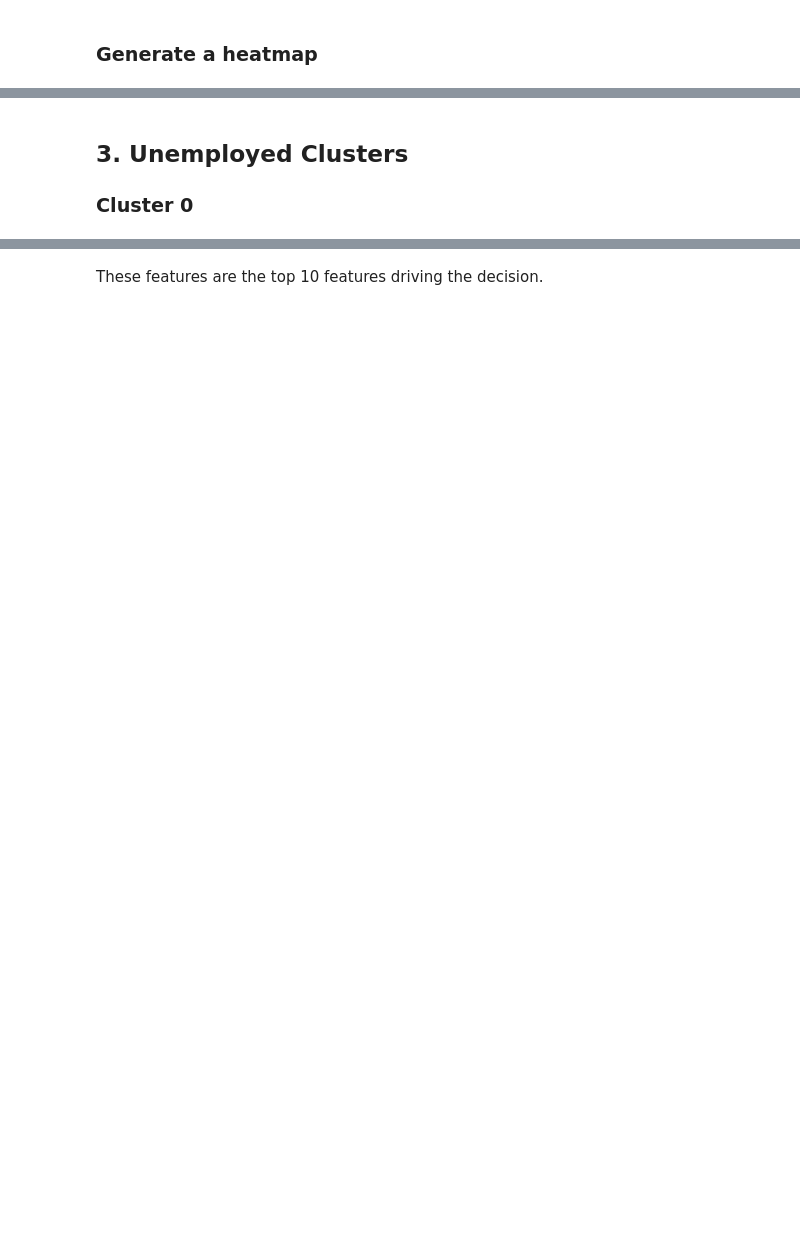
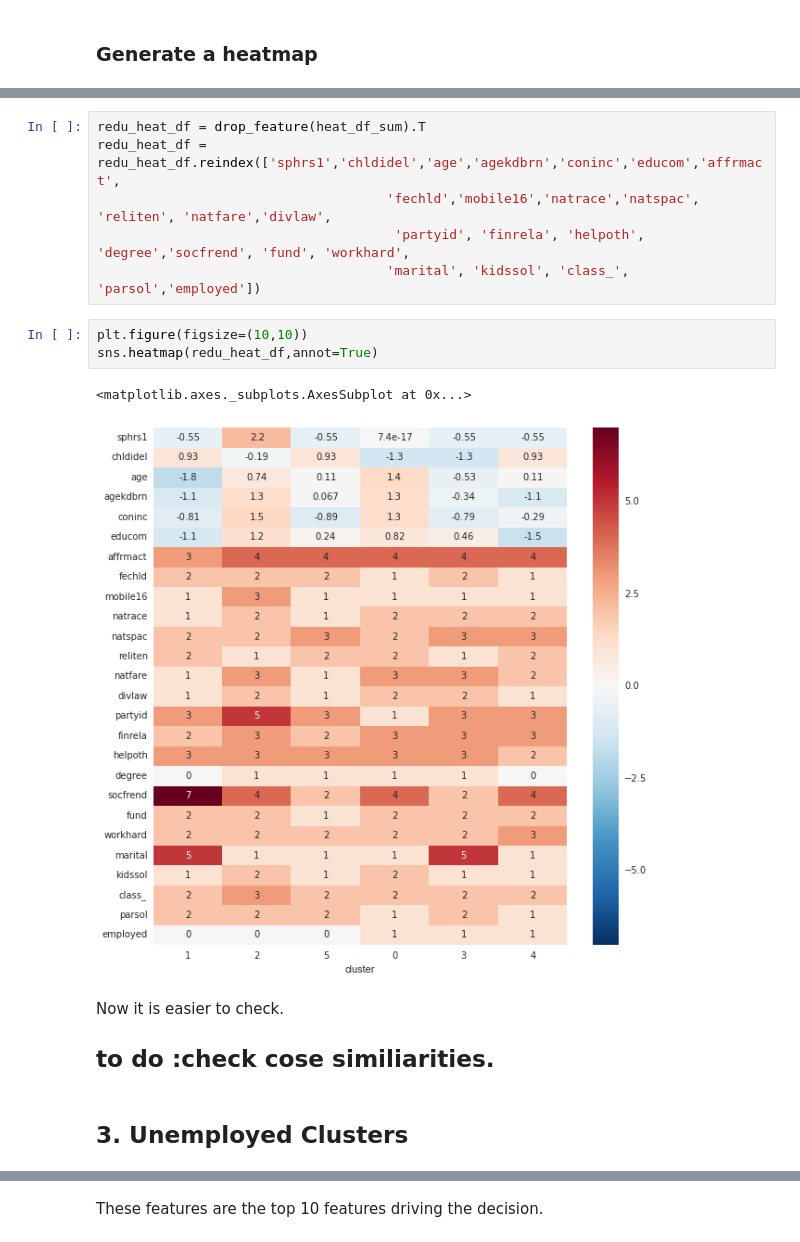
Before and after one commit to banjopickin/women_workforce, a Jupyter notebook: FC_analysis-version2.ipynb, the cells around one changed output, grey strips where cells are left out. Saved outputs shown, nothing was run; the diff lists cells and outputs as text; blank space fills up the shorter version.

```diff
--- a/FC_analysis-version2.ipynb
+++ b/FC_analysis-version2.ipynb
@@ -153,4 +184,17 @@ df_summary.sort('employed').T
+# %%
+redu_heat_df = drop_feature(heat_df_sum).T
+redu_heat_df = redu_heat_df.reindex(['sphrs1','chldidel','age','agekdbrn','coninc','educom','affrmact',
+                                     'fechld','mobile16','natrace','natspac', 'reliten', 'natfare','divlaw',
+                                      'partyid', 'finrela', 'helpoth', 'degree','socfrend', 'fund', 'workhard',
+                                     'marital', 'kidssol', 'class_', 'parsol','employed'])
+# %%
+plt.figure(figsize=(10,10))
+sns.heatmap(redu_heat_df,annot=True)
+# %% [output]
+<matplotlib.axes._subplots.AxesSubplot at 0x...>
+[figure, added]
+# %% [markdown]
+Now it is easier to check.
+## to do :check cose similiarities.
 # %% [markdown]
 ## 3. Unemployed Clusters
-
-### Cluster 0
```
Also changed, not shown: parts of 11 cells of this notebook, 1 other file.
